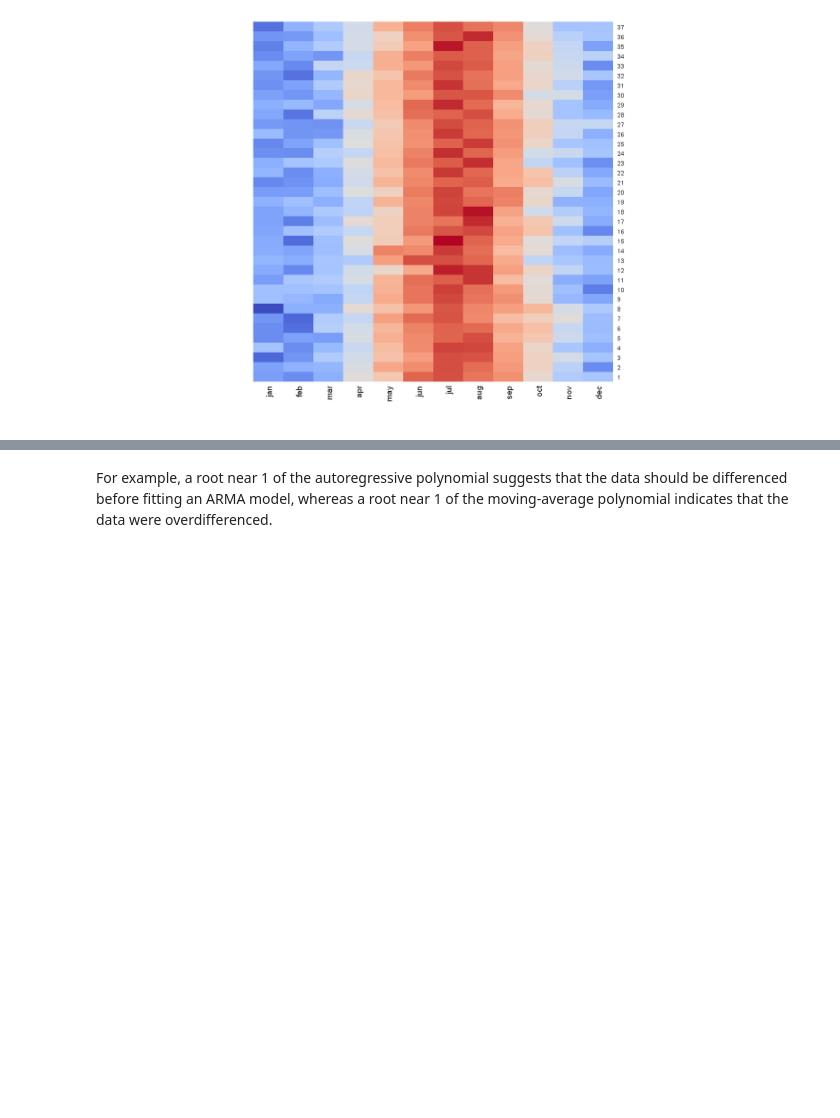
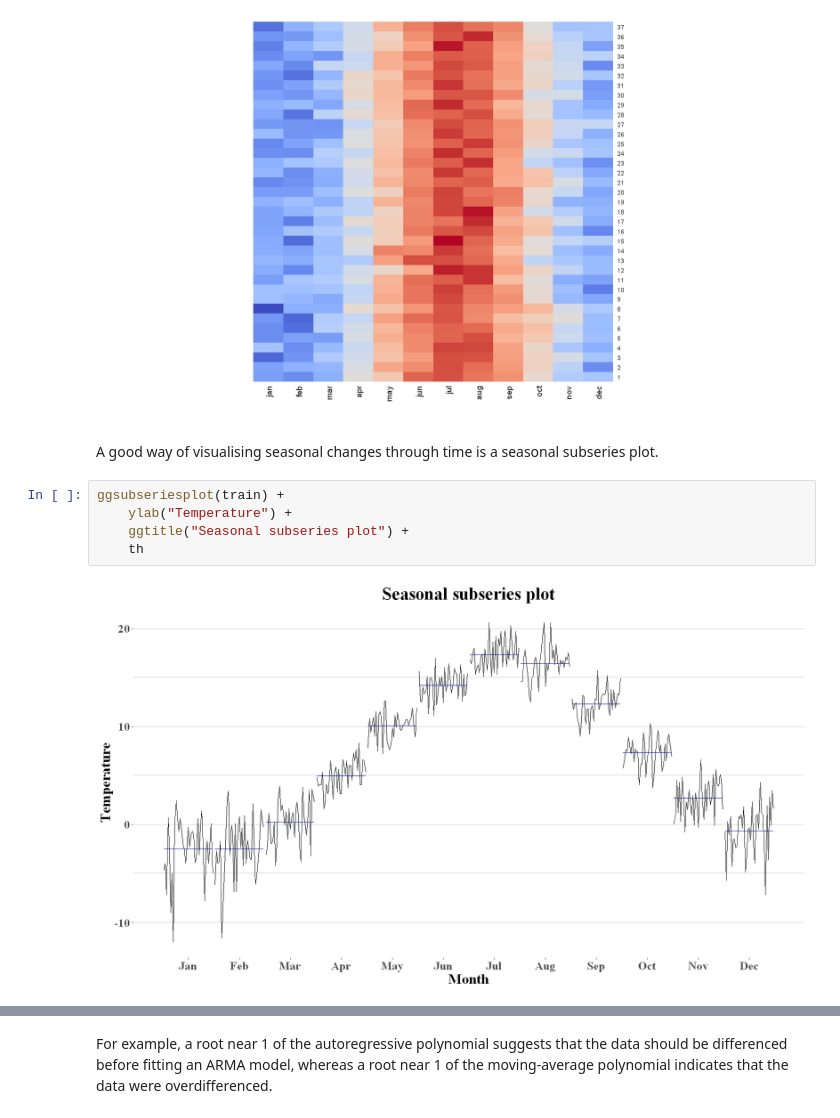
Before and after one commit to AndreasPalmgren/Sthlm-Temp-ARIMA, a Jupyter notebook: SthlmMeanTemperature.ipynb, the cells around one changed output, grey strips where cells are left out. Saved outputs shown, nothing was run; the diff lists cells and outputs as text; blank space fills up the shorter version.

```diff
--- a/SthlmMeanTemperature.ipynb
+++ b/SthlmMeanTemperature.ipynb
@@ -141,3 +141,12 @@ dt <- as.matrix(train_df[,-1])
 heatmap(dt, Colv =NA, Rowv =NA, col=cool_warm(256))
 # %% [output]
 [figure]
+# %% [markdown]
+A good way of visualising seasonal changes through time is a seasonal subseries plot.
+# %%
+ggsubseriesplot(train) +
+    ylab("Temperature") +
+    ggtitle("Seasonal subseries plot") +
+    th
+# %% [output]
+[figure, added]
```
Also changed, not shown: parts of 17 cells of this notebook.
